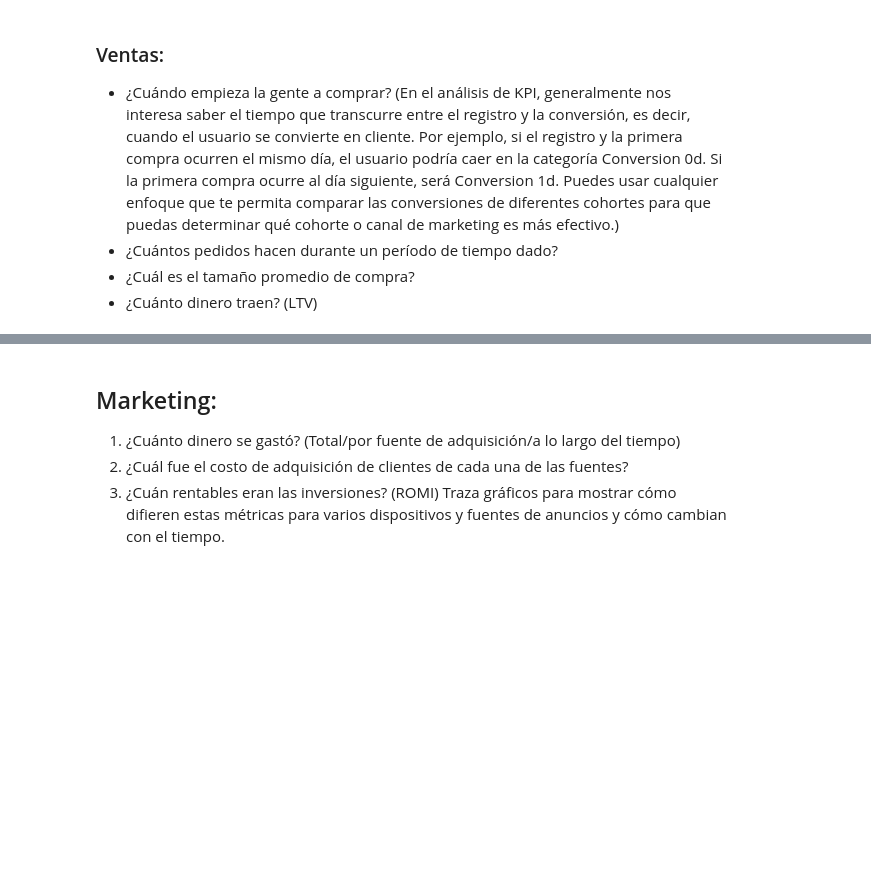
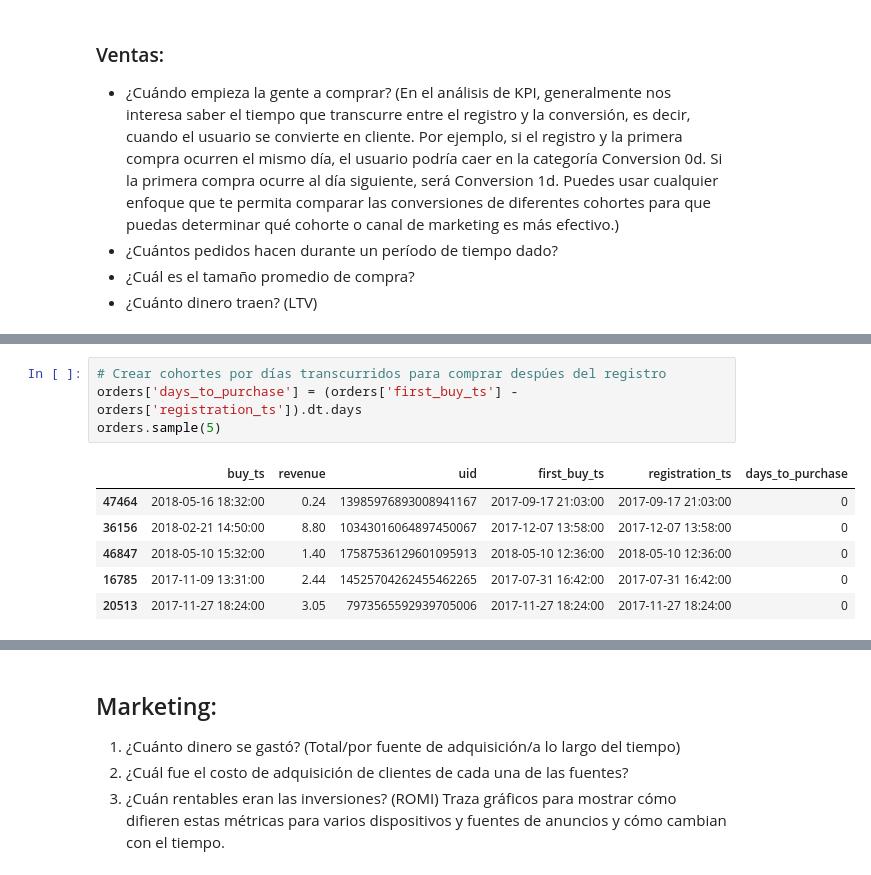
Before and after one commit to latostadorano/tt_s09_showz_tickets, a Jupyter notebook: s_09.ipynb, the cells around one changed output, grey strips where cells are left out. Saved outputs shown, nothing was run; the diff lists cells and outputs as text; blank space fills up the shorter version.

```diff
--- a/s_09.ipynb
+++ b/s_09.ipynb
@@ -338,0 +366,11 @@ En la duración de la sesión y en el tiempo en que suelen regresar los usuarios
+# %%
+# Crear cohortes por días transcurridos para comprar despúes del registro
+orders['days_to_purchase'] = (orders['first_buy_ts'] - orders['registration_ts']).dt.days
+orders.sample(5)
+# %% [output]
+|  | buy_ts | revenue | uid | first_buy_ts | registration_ts | days_to_purchase |
+| 47464 | 2018-05-16 18:32:00 | 0.24 | 13985976893008941167 | 2017-09-17 21:03:00 | 2017-09-17 21:03:00 | 0 |
+| 36156 | 2018-02-21 14:50:00 | 8.80 | 10343016064897450067 | 2017-12-07 13:58:00 | 2017-12-07 13:58:00 | 0 |
+| 46847 | 2018-05-10 15:32:00 | 1.40 | 17587536129601095913 | 2018-05-10 12:36:00 | 2018-05-10 12:36:00 | 0 |
+| 16785 | 2017-11-09 13:31:00 | 2.44 | 14525704262455462265 | 2017-07-31 16:42:00 | 2017-07-31 16:42:00 | 0 |
+| 20513 | 2017-11-27 18:24:00 | 3.05 | 7973565592939705006 | 2017-11-27 18:24:00 | 2017-11-27 18:24:00 | 0 |
```
Also changed, not shown: parts of 8 cells of this notebook.
